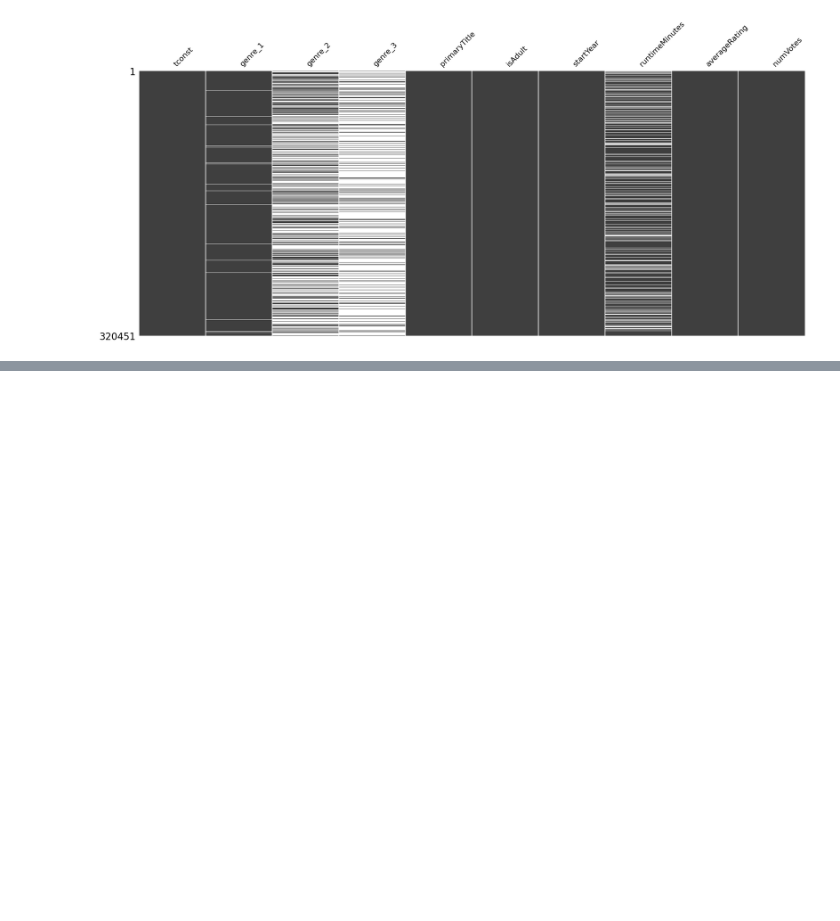
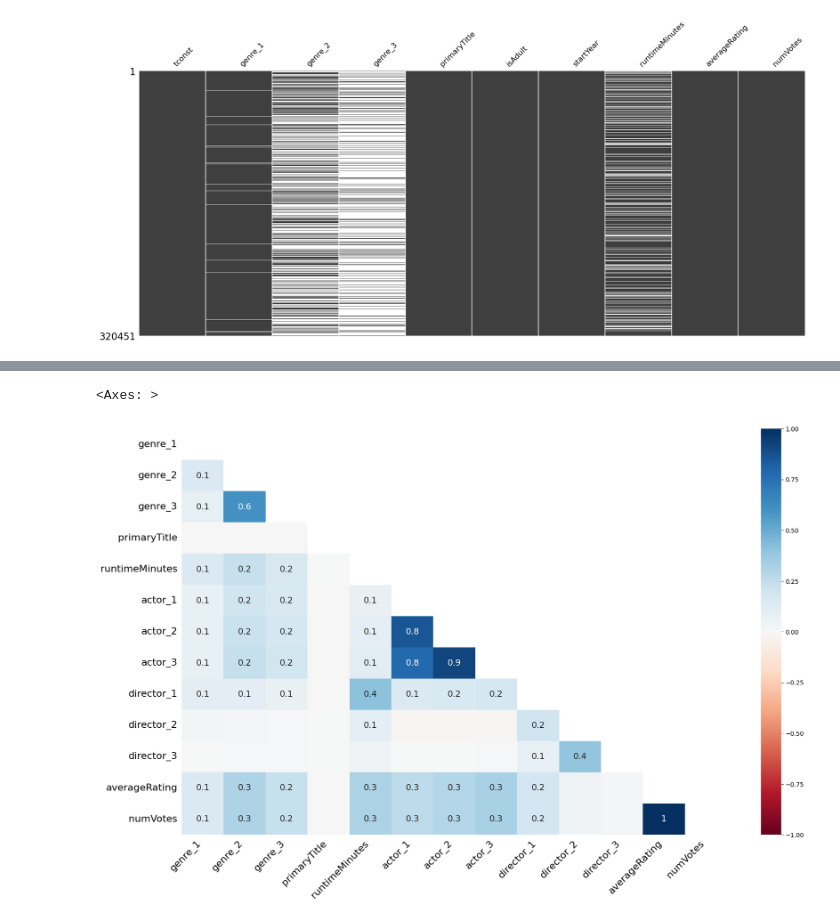
Before and after one commit to data-IA-2024/netfloox-recommandation-gr3, a Jupyter notebook: AnalyzeEDA.ipynb, the cells around one changed output, grey strips where cells are left out. Drawn from its saved outputs; the diff is of its cells as text; code cells hidden in the pictures; blank space fills up the shorter version.

```diff
--- a/AnalyzeEDA.ipynb
+++ b/AnalyzeEDA.ipynb
@@ -1318,0 +1326,5 @@ df_tp.to_csv('./data/data_ext.tsv', sep='\t')
+# %%
+msno.heatmap(df_tp)
+# %% [output]
+<Axes: >
+[figure, added]
```
Also changed, not shown: parts of 4 cells of this notebook.
